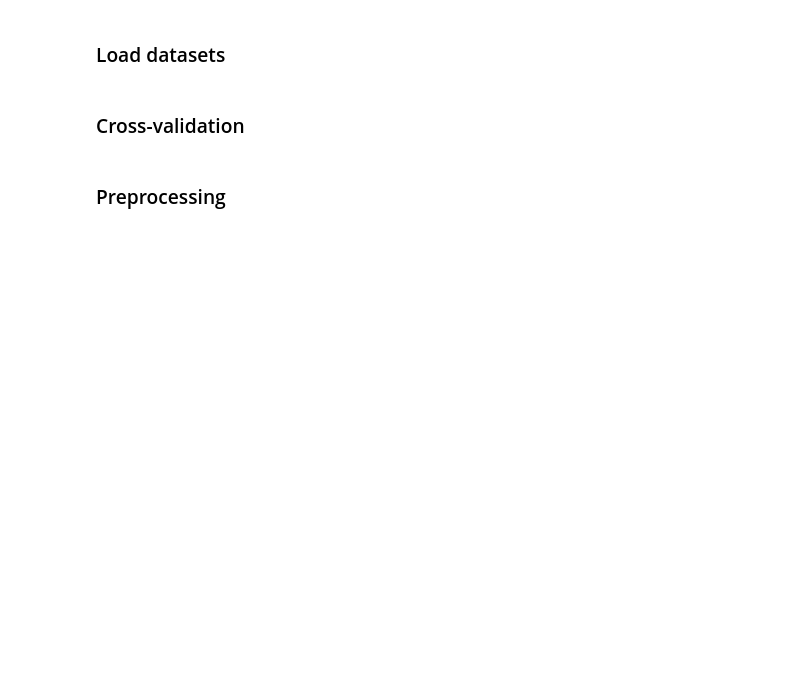
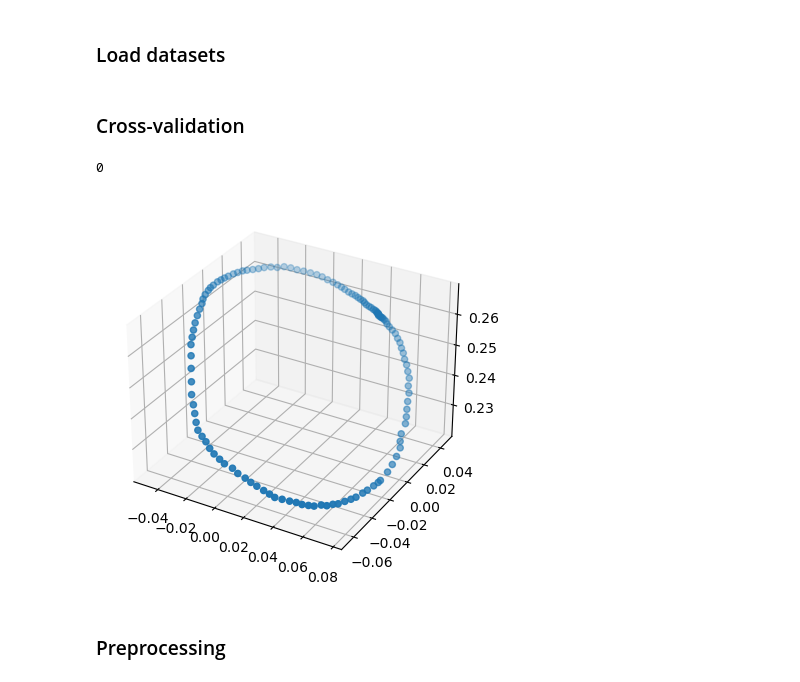
Before and after one commit to Mathieu-R/linfo2275-hand-gesture-recognition, a Jupyter notebook: hand-gesture-recognition.ipynb, the cells around one changed output. Drawn from its saved outputs; the diff is of its cells as text; code cells hidden in the pictures; blank space fills up the shorter version.

```diff
--- a/hand-gesture-recognition.ipynb
+++ b/hand-gesture-recognition.ipynb
@@ -142,5 +139,19 @@ def user_independent_cross_validation(estimator, X, y):
 
 def user_dependent_cross_validation(knn):
 	pass
+# %%
+import matplotlib.pyplot as plt
+
+def plot_sketch(X: npt.NDArray):
+	data = np.array(X[0])
+
+	fig, ax = plt.subplots(subplot_kw={"projection": "3d"})
+	ax.scatter(data[:,0], data[:,1], data[:,2])
+
+plot_sketch(X)
+print(y[0])
+# %% [output]
+0
+[figure, added]
 # %% [markdown]
 ### Preprocessing
```
Also changed, not shown: parts of 14 cells of this notebook, 6 other files.
